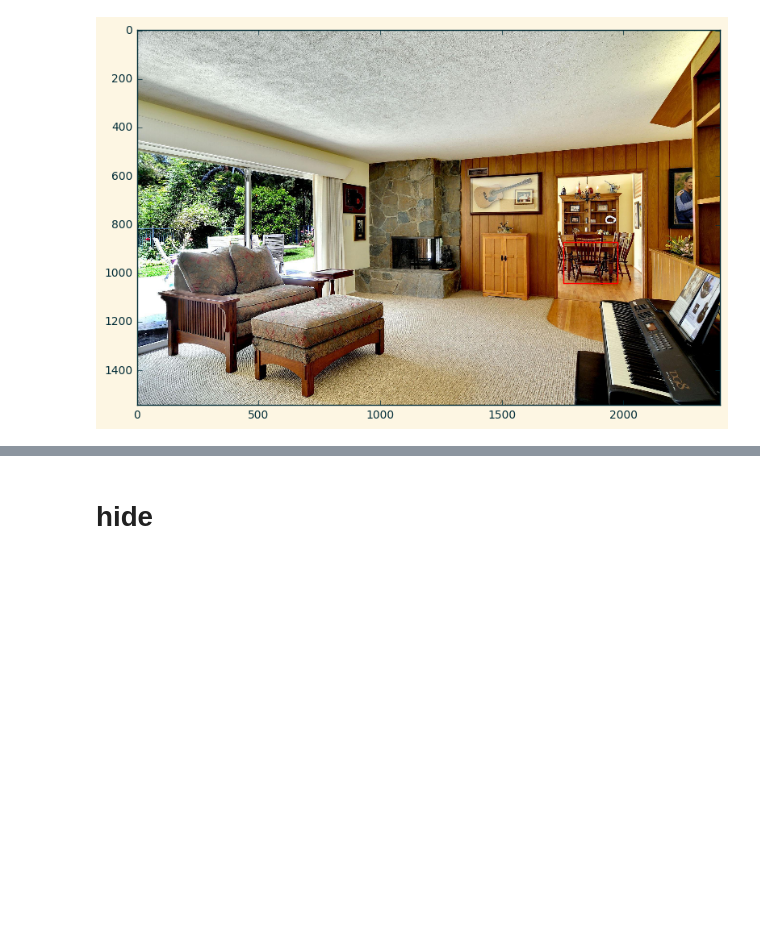
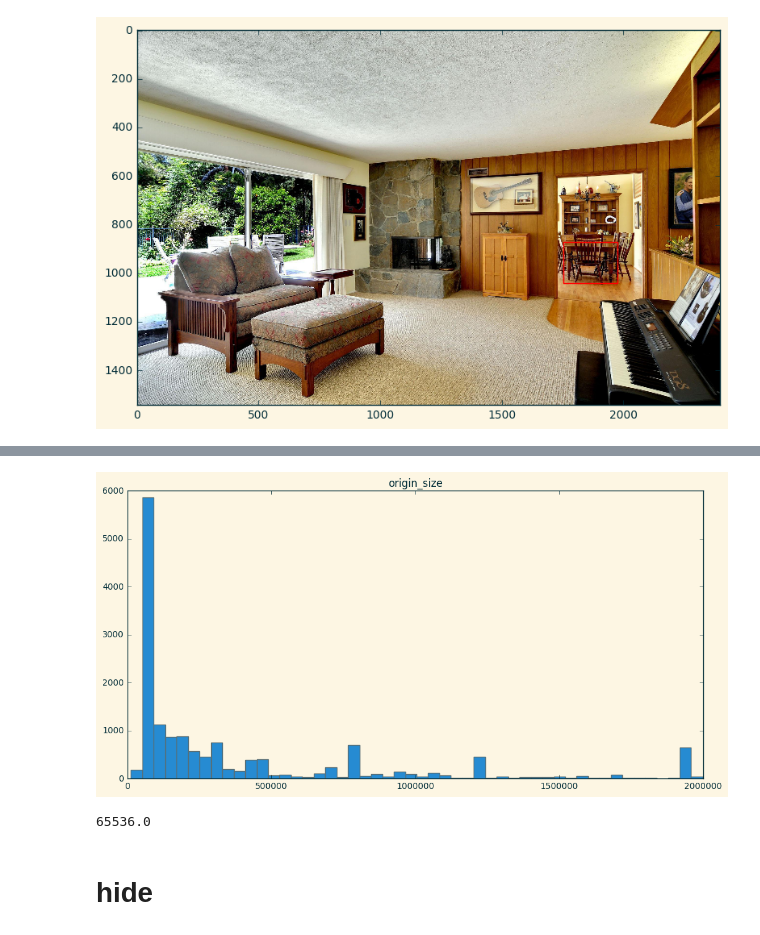
Before and after one commit to drschwenk/pqa_notebooks, a Jupyter notebook: ade_image_selection.ipynb, the cells around one changed output, grey strips where cells are left out. Saved outputs shown, nothing was run; the diff lists cells and outputs as text; code cells hidden in the pictures; blank space fills up the shorter version.

```diff
--- a/ade_image_selection.ipynb
+++ b/ade_image_selection.ipynb
@@ -922,3 +940,16 @@ table
+# %%
+image_sizes = ade_train_df['origin_size'].apply(np.product)
+image_sizes.index = ade_train_df['origin_image']
+grouped_by_i = pd.DataFrame(image_sizes).groupby(level=0)
+image_size_df = grouped_by_i.last()
+# %%
+_ = image_size_df[image_size_df['origin_size'] < 0.2 * 10**7].hist(bins=50)
+# %% [output]
+[figure, added]
+# %%
+np.percentile(image_size_df['origin_size'], 10)
+# %% [output]
+65536.0
 # %% [markdown]
 # hide
 # %% [markdown]
```
Also changed, not shown: parts of 13 cells of this notebook.
